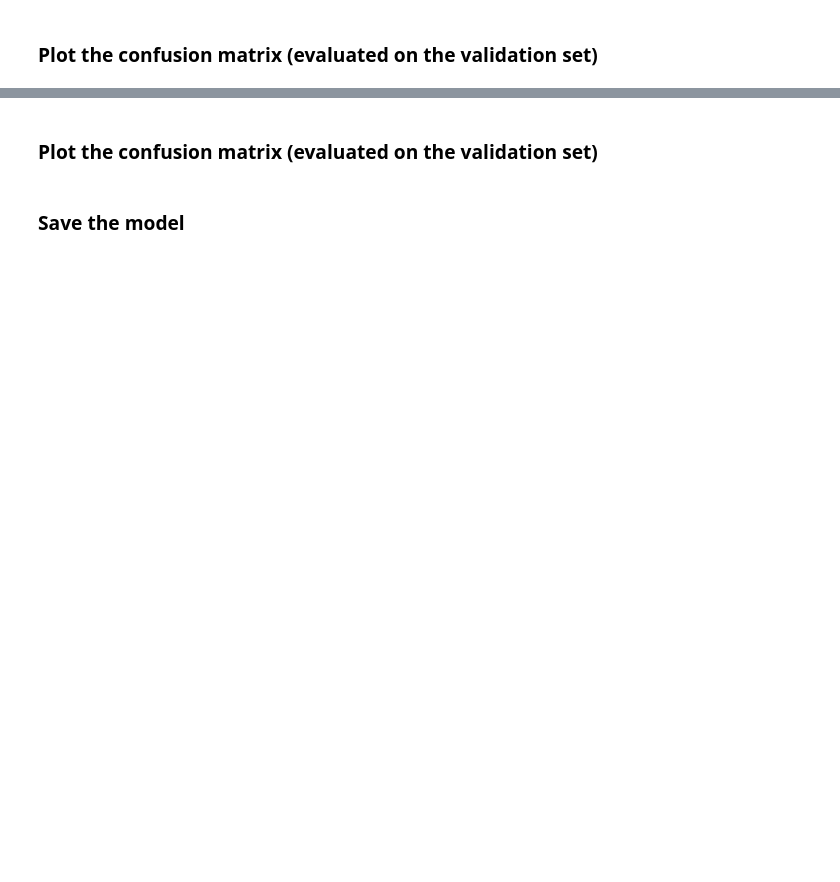
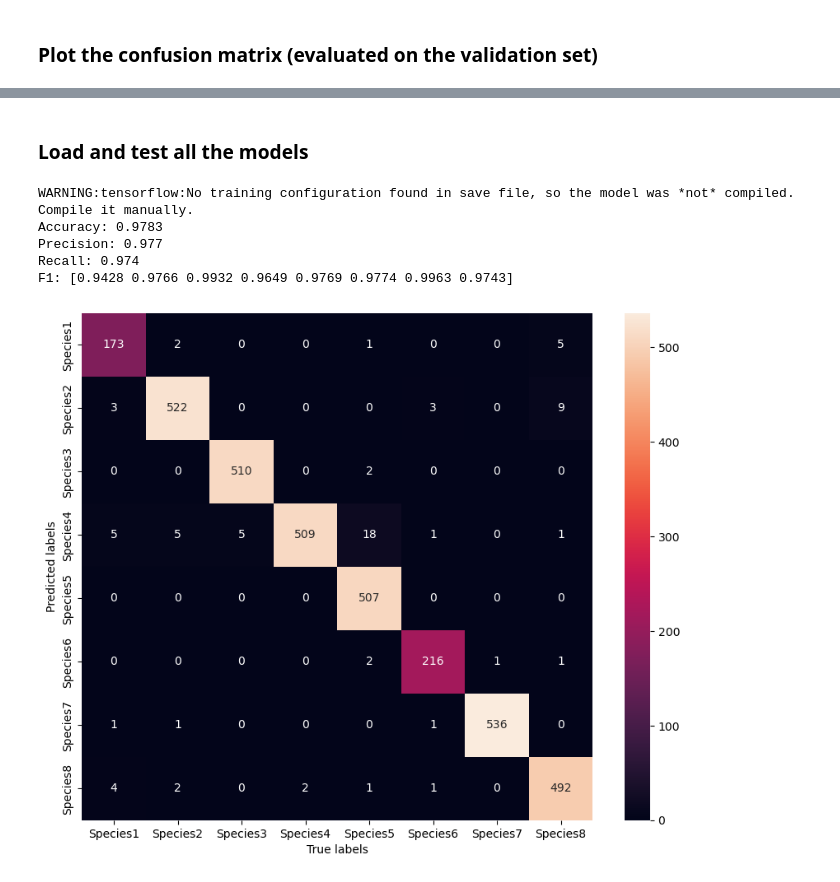
Before and after one commit to gabrieleginestroni/AN2DL-project-2022, a Jupyter notebook: Code/tloa-efficientnetb2.ipynb, the cells around one changed output, grey strips where cells are left out. Cells and saved outputs as stored; diff of their text form; code cells hidden in the pictures; blank space fills up the shorter version.

Commit message:
support code to evaluate ensemble method

```diff
--- a/Code/tloa-efficientnetb2.ipynb
+++ b/Code/tloa-efficientnetb2.ipynb
@@ -267,7 +59,7 @@ targets = []
 #std = train_data_gen.std
 #print(mean, std)
 
-dest_valid = os.getcwd() + '/validation'
+dest_valid = os.getcwd() + '/training_data_final'
 
 for folder in os.listdir(dest_valid):
     dest_class = dest_valid + '/' + folder
@@ -335,4 +83,0 @@ def build_tl_model(input_shape):
-# %%
-model = build_tl_model(input_shape)
-
-model.summary()
@@ -455,20 +84,21 @@ del history
 # %% [markdown]
 ### Plot the confusion matrix (evaluated on the validation set)
 # %%
-predictions = model.predict(X_val)
-cm = confusion_matrix(np.argmax(y_val, axis=-1), np.argmax(predictions, axis=-1))
+def plot_cm(model):
+    predictions = model.predict(X_val, batch_size=batch_size)
+    cm = confusion_matrix(np.argmax(y_val, axis=-1), np.argmax(predictions, axis=-1))
 
-accuracy = accuracy_score(np.argmax(y_val, axis=-1), np.argmax(predictions, axis=-1))
-precision = precision_score(np.argmax(y_val, axis=-1), np.argmax(predictions, axis=-1), average='macro')
-recall = recall_score(np.argmax(y_val, axis=-1), np.argmax(predictions, axis=-1), average='macro')
-f1 = f1_score(np.argmax(y_val, axis=-1), np.argmax(predictions, axis=-1), average=None)
-print('Accuracy:',accuracy.round(4))
-print('Precision:',precision.round(4))
-print('Recall:',recall.round(4))
-print('F1:',f1.round(4))
+    accuracy = accuracy_score(np.argmax(y_val, axis=-1), np.argmax(predictions, axis=-1))
+    precision = precision_score(np.argmax(y_val, axis=-1), np.argmax(predictions, axis=-1), average='macro')
+    recall = recall_score(np.argmax(y_val, axis=-1), np.argmax(predictions, axis=-1), average='macro')
+    f1 = f1_score(np.argmax(y_val, axis=-1), np.argmax(predictions, axis=-1), average=None)
+    print('Accuracy:',accuracy.round(4))
+    print('Precision:',precision.round(4))
+    print('Recall:',recall.round(4))
+    print('F1:',f1.round(4))
 
-plt.figure(figsize=(10,8))
-sns.heatmap(cm.T, xticklabels=classes, yticklabels=classes, annot=True, fmt="d")
-plt.xlabel('True labels')
-plt.ylabel('Predicted labels')
-plt.show()
+    plt.figure(figsize=(10,8))
+    sns.heatmap(cm.T, xticklabels=classes, yticklabels=classes, annot=True, fmt="d")
+    plt.xlabel('True labels')
+    plt.ylabel('Predicted labels')
+    plt.show()
@@ -622,2 +104,0 @@ del classifier_history
-# %% [markdown]
-### Plot the confusion matrix (evaluated on the validation set)
@@ -642,2 +104,0 @@ plt.show()
-# %% [markdown]
-### Save the model
@@ -647,0 +105,12 @@ del classifier_model
+# %% [markdown]
+### Load and test all the models
+# %%
+model = tfk.models.load_model(r'models/best_model3')
+plot_cm(model)
+# %% [output]
+WARNING:tensorflow:No training configuration found in save file, so the model was *not* compiled. Compile it manually.
+Accuracy: 0.9783
+Precision: 0.977
+Recall: 0.974
+F1: [0.9428 0.9766 0.9932 0.9649 0.9769 0.9774 0.9963 0.9743]
+[figure, added]
```
Also changed, not shown: parts of 35 cells of this notebook.
